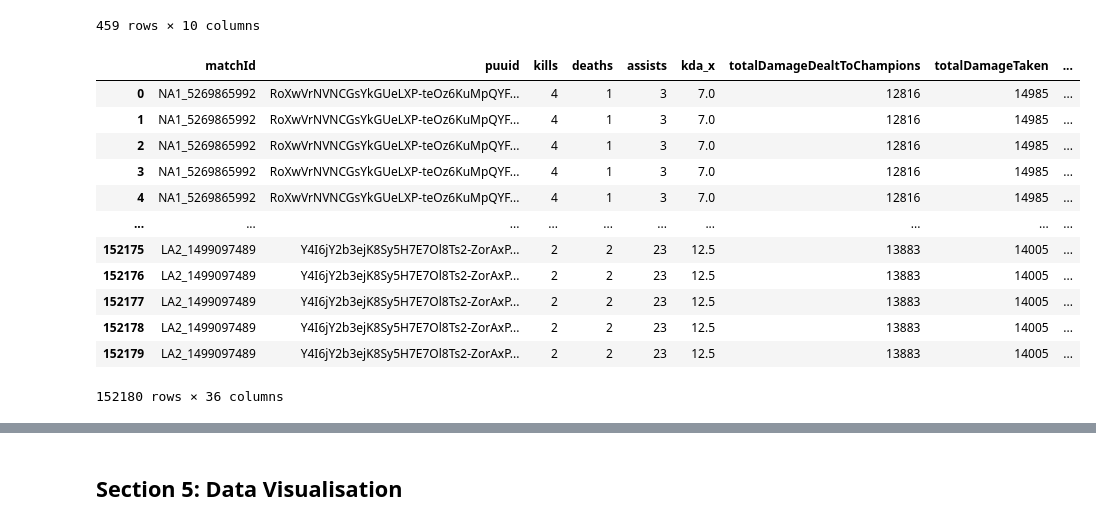
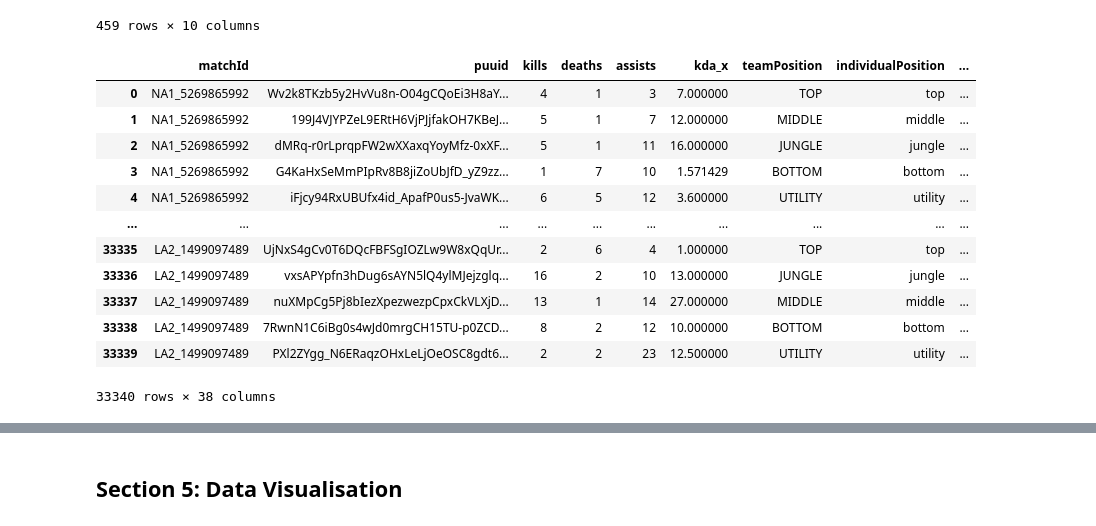
Before and after one commit to lybytes/lol-toxicity-analysis, a Jupyter notebook: ST445_Project_Main v2.ipynb, the cells around one changed output, grey strips where cells are left out. Cells and saved outputs as stored; diff of their text form; code cells hidden in the pictures.

Commit message:
combined data from riot + dd + opgg

```diff
--- a/ST445_Project_Main v2.ipynb
+++ b/ST445_Project_Main v2.ipynb
@@ -602,21 +619,24 @@ df
 | 457 | support | Rumble | rumble | 1 | 1.11 | 0.000000 | 1.20 | 0.37 | 23.00 | 9927 |
 | 458 | support | Vi | vi | 1 | 0.33 | 0.000000 | 1.23 | NaN | 21.00 | 3648 |
 459 rows × 10 columns
+# %%
+# Change to lowercase
+df_players['individualPosition'] = df_players['individualPosition'].str.lower()
 # %%
-# Combine
-df_full = pd.merge(df_players, df, left_on='championName', right_on='champion', how='left')
+# Combine Riot Data + OPGG Data
+df_full = pd.merge(df_players, df, left_on=['individualPosition','championName'], right_on=['position','champion'], how='left')
 df_full
 # %% [output]
-|  | matchId | puuid | kills | deaths | assists | kda_x | totalDamageDealtToChampions | totalDamageTaken | ... |
-| 0 | NA1_5269865992 | RoXwVrNVNCGsYkGUeLXP-teOz6KuMpQYF... | 4 | 1 | 3 | 7.0 | 12816 | 14985 | ... |
-| 1 | NA1_5269865992 | RoXwVrNVNCGsYkGUeLXP-teOz6KuMpQYF... | 4 | 1 | 3 | 7.0 | 12816 | 14985 | ... |
-| 2 | NA1_5269865992 | RoXwVrNVNCGsYkGUeLXP-teOz6KuMpQYF... | 4 | 1 | 3 | 7.0 | 12816 | 14985 | ... |
-| 3 | NA1_5269865992 | RoXwVrNVNCGsYkGUeLXP-teOz6KuMpQYF... | 4 | 1 | 3 | 7.0 | 12816 | 14985 | ... |
-| 4 | NA1_5269865992 | RoXwVrNVNCGsYkGUeLXP-teOz6KuMpQYF... | 4 | 1 | 3 | 7.0 | 12816 | 14985 | ... |
+|  | matchId | puuid | kills | deaths | assists | kda_x | teamPosition | individualPosition | ... |
+| 0 | NA1_5269865992 | Wv2k8TKzb5y2HvVu8n-O04gCQoEi3H8aY... | 4 | 1 | 3 | 7.000000 | TOP | top | ... |
+| 1 | NA1_5269865992 | 199J4VJYPZeL9ERtH6VjPJjfakOH7KBeJ... | 5 | 1 | 7 | 12.000000 | MIDDLE | middle | ... |
+| 2 | NA1_5269865992 | dMRq-r0rLprqpFW2wXXaxqYoyMfz-0xXF... | 5 | 1 | 11 | 16.000000 | JUNGLE | jungle | ... |
+| 3 | NA1_5269865992 | G4KaHxSeMmPIpRv8B8jiZoUbJfD_yZ9zz... | 1 | 7 | 10 | 1.571429 | BOTTOM | bottom | ... |
+| 4 | NA1_5269865992 | iFjcy94RxUBUfx4id_ApafP0us5-JvaWK... | 6 | 5 | 12 | 3.600000 | UTILITY | utility | ... |
 | ... | ... | ... | ... | ... | ... | ... | ... | ... | ... |
-| 152175 | LA2_1499097489 | Y4I6jY2b3ejK8Sy5H7E7Ol8Ts2-ZorAxP... | 2 | 2 | 23 | 12.5 | 13883 | 14005 | ... |
-| 152176 | LA2_1499097489 | Y4I6jY2b3ejK8Sy5H7E7Ol8Ts2-ZorAxP... | 2 | 2 | 23 | 12.5 | 13883 | 14005 | ... |
-| 152177 | LA2_1499097489 | Y4I6jY2b3ejK8Sy5H7E7Ol8Ts2-ZorAxP... | 2 | 2 | 23 | 12.5 | 13883 | 14005 | ... |
-| 152178 | LA2_1499097489 | Y4I6jY2b3ejK8Sy5H7E7Ol8Ts2-ZorAxP... | 2 | 2 | 23 | 12.5 | 13883 | 14005 | ... |
-| 152179 | LA2_1499097489 | Y4I6jY2b3ejK8Sy5H7E7Ol8Ts2-ZorAxP... | 2 | 2 | 23 | 12.5 | 13883 | 14005 | ... |
+| 33335 | LA2_1499097489 | UjNxS4gCv0T6DQcFBFSgIOZLw9W8xQqUr... | 2 | 6 | 4 | 1.000000 | TOP | top | ... |
+| 33336 | LA2_1499097489 | vxsAPYpfn3hDug6sAYN5lQ4ylMJejzglq... | 16 | 2 | 10 | 13.000000 | JUNGLE | jungle | ... |
+| 33337 | LA2_1499097489 | nuXMpCg5Pj8bIezXpezwezpCpxCkVLXjD... | 13 | 1 | 14 | 27.000000 | MIDDLE | middle | ... |
+| 33338 | LA2_1499097489 | 7RwnN1C6iBg0s4wJd0mrgCH15TU-p0ZCD... | 8 | 2 | 12 | 10.000000 | BOTTOM | bottom | ... |
+| 33339 | LA2_1499097489 | PXl2ZYgg_N6ERaqzOHxLeLjOeOSC8gdt6... | 2 | 2 | 23 | 12.500000 | UTILITY | utility | ... |
-152180 rows × 36 columns
+33340 rows × 38 columns
```
Also changed, not shown: parts of 9 cells of this notebook.
